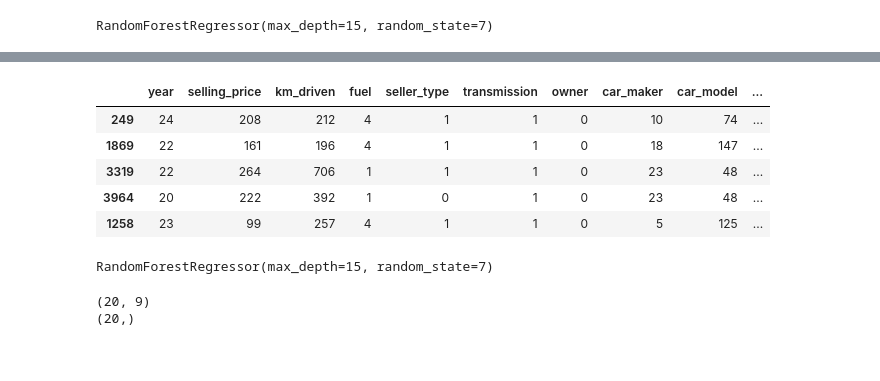
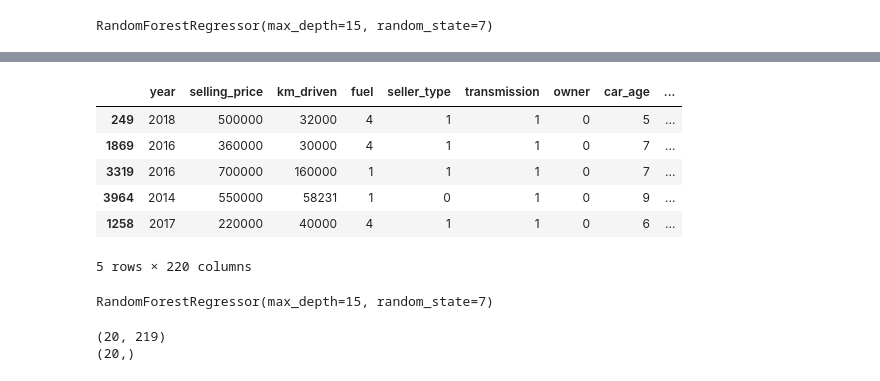
Before and after one commit to Vijay-Pratap7/Data_Science_Capstone_Project, a Jupyter notebook: caps_code.ipynb, the cells around one changed output, grey strips where cells are left out. Drawn from its saved outputs; the diff is of its cells as text; code cells hidden in the pictures.

```diff
--- a/caps_code.ipynb
+++ b/caps_code.ipynb
@@ -56,5 +58,6 @@ Index(['year', 'selling_price', 'km_driven', 'fuel', 'seller_type',
 # %%
-# Encode categorical columns
-encoder = LabelEncoder()
-df1 = df.apply(encoder.fit_transform)
-df1.head()
+# Creating a for loop for Encoding multiple columns
+encoded_columns = ['fuel', 'seller_type', 'transmission', 'owner']
+
+for i in encoded_columns:
+  df[i] = encoder.fit_transform(df[i])
@@ -68,5 +64,5 @@ df1.head()
 # %%
 # Encoding data with get dummies
-df = pd.get_dummies(df1, drop_first=True, columns=df1.columns.difference(['selling_price', 'km_driven', 'year','car_age']))
+df = pd.get_dummies(df, drop_first=True, columns = ["car_maker", "car_model"])
 df.head()
 # %% [output]
@@ -175,15 +192,16 @@ R2 Score:  0.8191912589827344
 with open('rfmodel.pkl', 'wb') as file:
     pickle.dump(rf, file)
 # %%
-df_sample = df1.sample(n=20, random_state = 15)
+df_sample = df.sample(n=20, random_state = 15)
 df_sample.head()
 # %% [output]
-|  | year | selling_price | km_driven | fuel | seller_type | transmission | owner | car_maker | car_model | ... |
-| 249 | 24 | 208 | 212 | 4 | 1 | 1 | 0 | 10 | 74 | ... |
-| 1869 | 22 | 161 | 196 | 4 | 1 | 1 | 0 | 18 | 147 | ... |
-| 3319 | 22 | 264 | 706 | 1 | 1 | 1 | 0 | 23 | 48 | ... |
-| 3964 | 20 | 222 | 392 | 1 | 0 | 1 | 0 | 23 | 48 | ... |
-| 1258 | 23 | 99 | 257 | 4 | 1 | 1 | 0 | 5 | 125 | ... |
+|  | year | selling_price | km_driven | fuel | seller_type | transmission | owner | car_age | ... |
+| 249 | 2018 | 500000 | 32000 | 4 | 1 | 1 | 0 | 5 | ... |
+| 1869 | 2016 | 360000 | 30000 | 4 | 1 | 1 | 0 | 7 | ... |
+| 3319 | 2016 | 700000 | 160000 | 1 | 1 | 1 | 0 | 7 | ... |
+| 3964 | 2014 | 550000 | 58231 | 1 | 0 | 1 | 0 | 9 | ... |
+| 1258 | 2017 | 220000 | 40000 | 4 | 1 | 1 | 0 | 6 | ... |
+5 rows × 220 columns
 # %%
 # Saving the Sample Dataset
 df_sample.to_csv("sample-dataset.csv")
@@ -204,7 +222,7 @@ y_sample = df_sample["selling_price"]
 print(x_sample.shape)
 print(y_sample.shape)
 # %% [output]
-(20, 9)
+(20, 219)
 (20,)
 # %%
 #### Generate the Predictions for randomly 20 points selected from dataset
```
Also changed, not shown: parts of 11 cells of this notebook.
